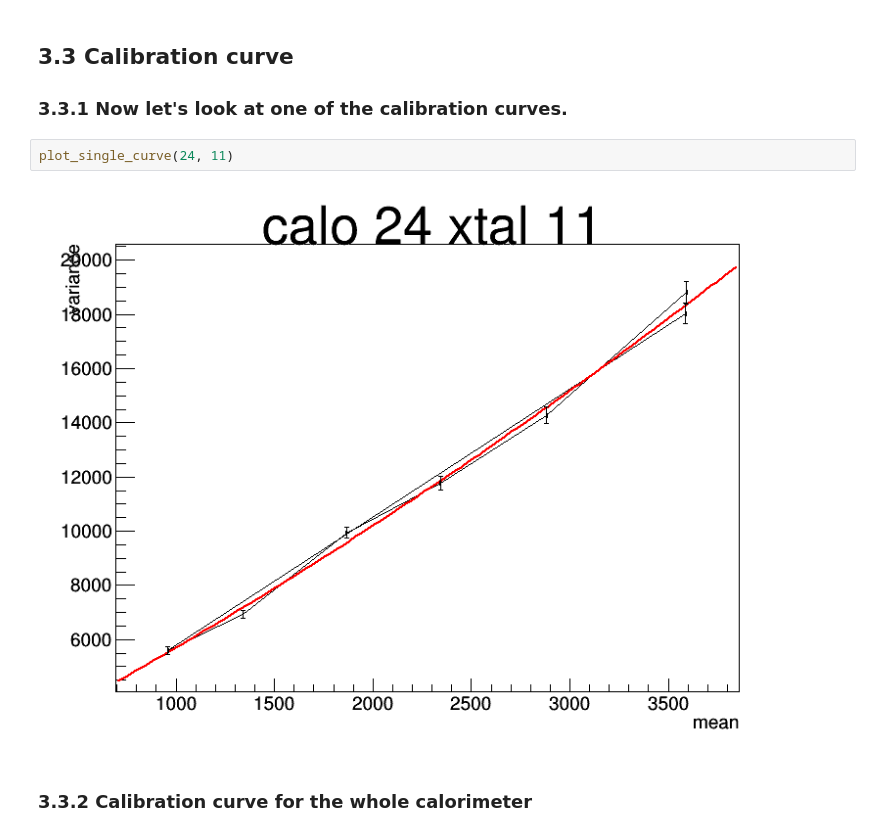
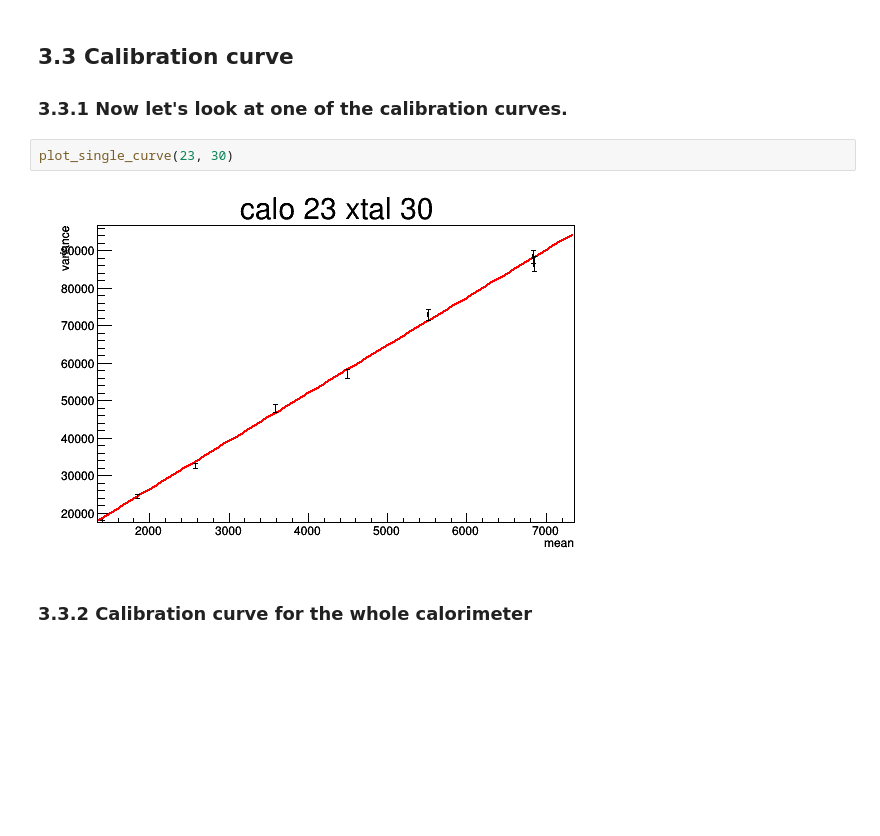
Before and after one commit to kimsiang/MuonG2, a Jupyter notebook: laserCalibration/FilterWheelCalibrationDisplay.ipynb, the cells around one changed output. Saved outputs shown, nothing was run; the diff lists cells and outputs as text; blank space fills up the shorter version.

```diff
--- a/laserCalibration/FilterWheelCalibrationDisplay.ipynb
+++ b/laserCalibration/FilterWheelCalibrationDisplay.ipynb
@@ -115,10 +138,10 @@ plot_calo_gausFit(5707, 24)
 ## 3.3 Calibration curve
 
 ### 3.3.1 Now let's look at one of the calibration curves.
-# %%
-plot_single_curve(24, 11)
-# %% [output]
-[figure, removed]
+# %%
+plot_single_curve(23, 30)
+# %% [output]
+[figure, added]
 # %% [markdown]
 ### 3.3.2 Calibration curve for the whole calorimeter
 # %% [markdown]
```
Also changed, not shown: parts of 15 cells of this notebook.
